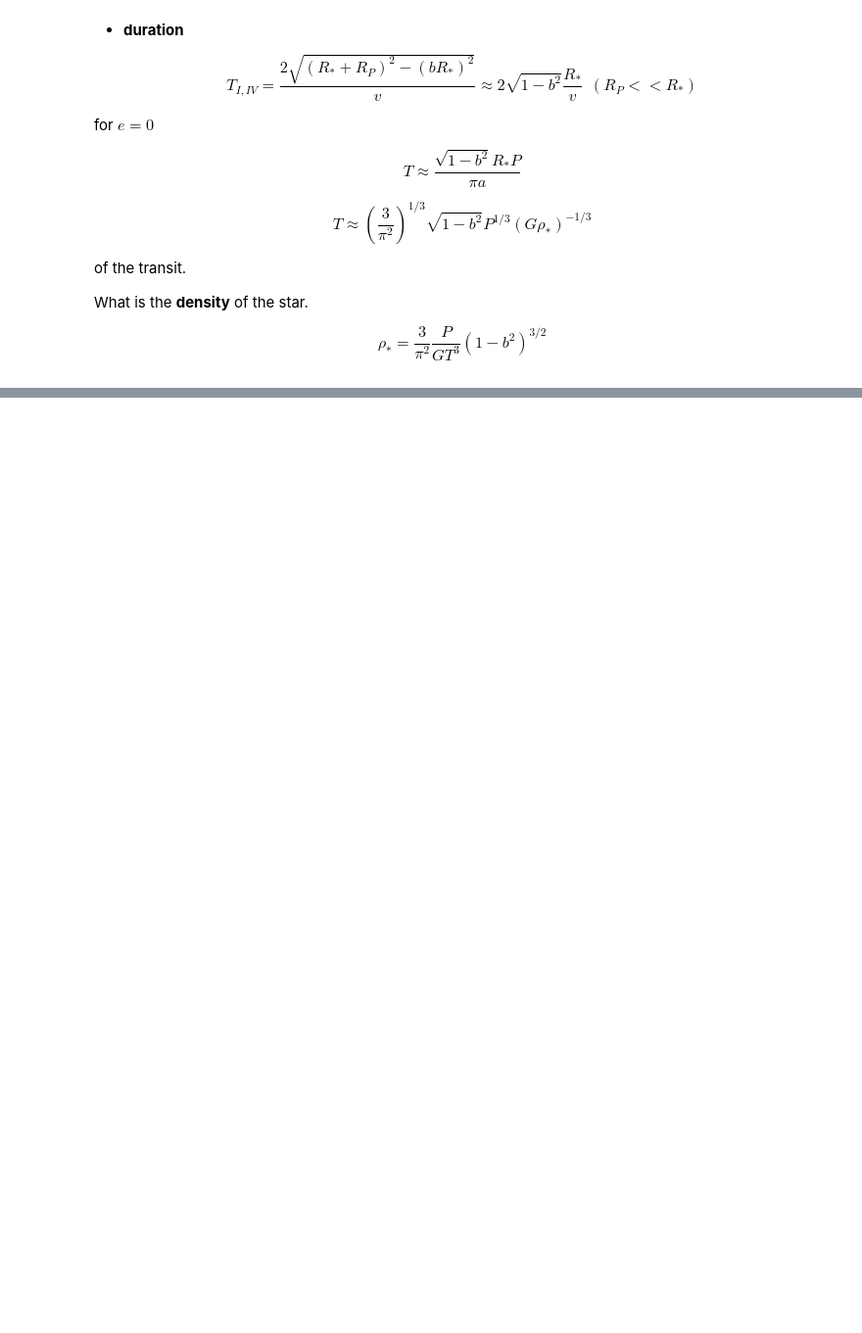
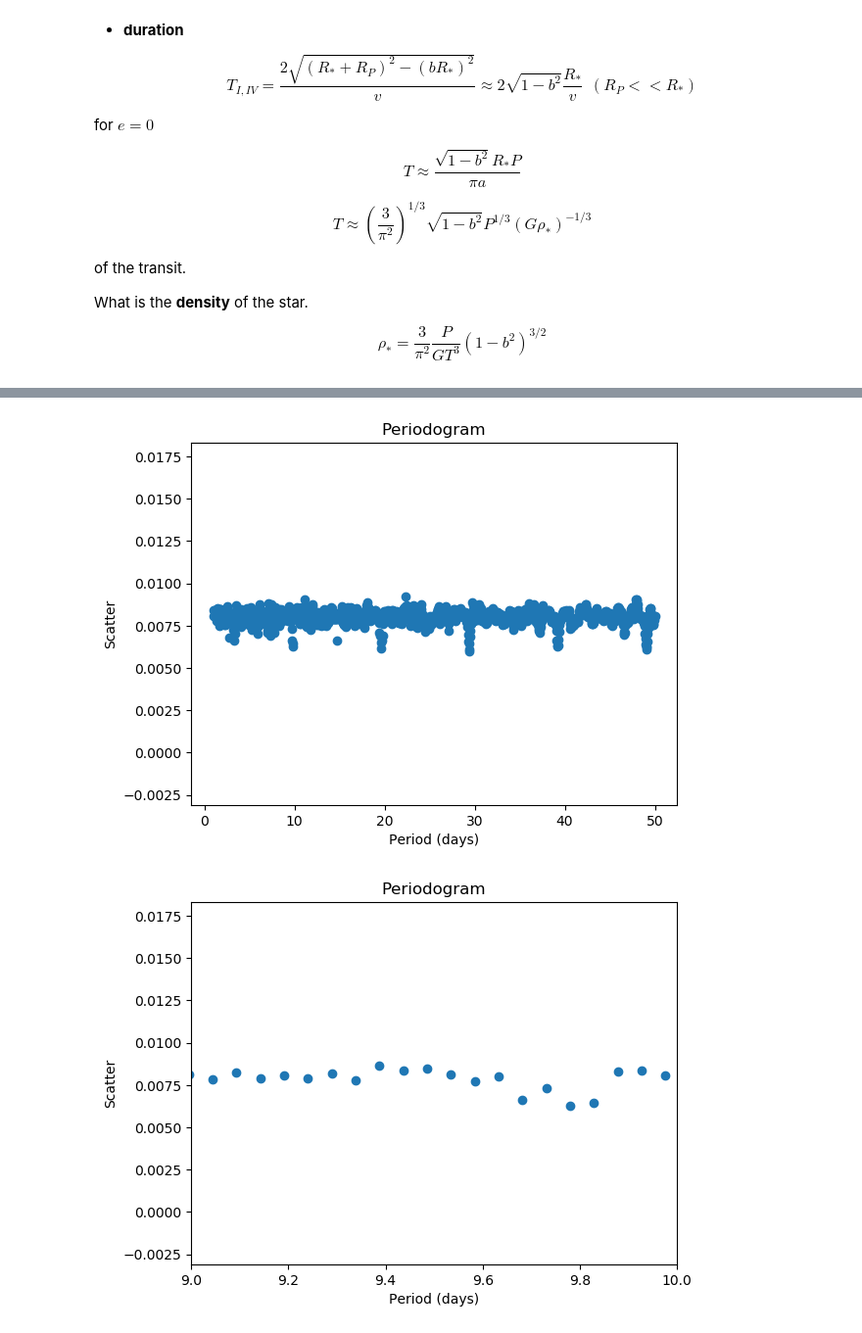
Before and after one commit to curriem/exoplanets_class, a Jupyter notebook: hw2/exoplanets_hw2.ipynb, the cells around one changed output, grey strips where cells are left out. Shown at 98% size. Drawn from its saved outputs; the diff is of its cells as text; code cells hidden in the pictures; blank space fills up the shorter version.

```diff
--- a/hw2/exoplanets_hw2.ipynb
+++ b/hw2/exoplanets_hw2.ipynb
@@ -304,0 +304,33 @@ scatter()
+# %%
+Ps = collect(range(1, stop=50, length=1000))
+scatters = periodogram(smooth(flux, num_neighbors=10), time, Ps)
+figure()
+scatter(Ps, scatters)
+title("Periodogram")
+xlabel("Period (days)")
+ylabel("Scatter")
+show()
+figure()
+scatter(Ps, scatters)
+title("Periodogram")
+xlabel("Period (days)")
+ylabel("Scatter")
+xlim([9, 10])
+show()
+figure()
+scatter(Ps, scatters)
+title("Periodogram")
+xlabel("Period (days)")
+ylabel("Scatter")
+xlim([19, 20])
+show()
+figure()
+scatter(Ps, scatters)
+title("Periodogram")
+xlabel("Period (days)")
+ylabel("Scatter")
+xlim([29, 30])
+show()
+# %% [output]
+[figure, added]
+[figure, added]
```
Also changed, not shown: parts of 35 cells of this notebook.
